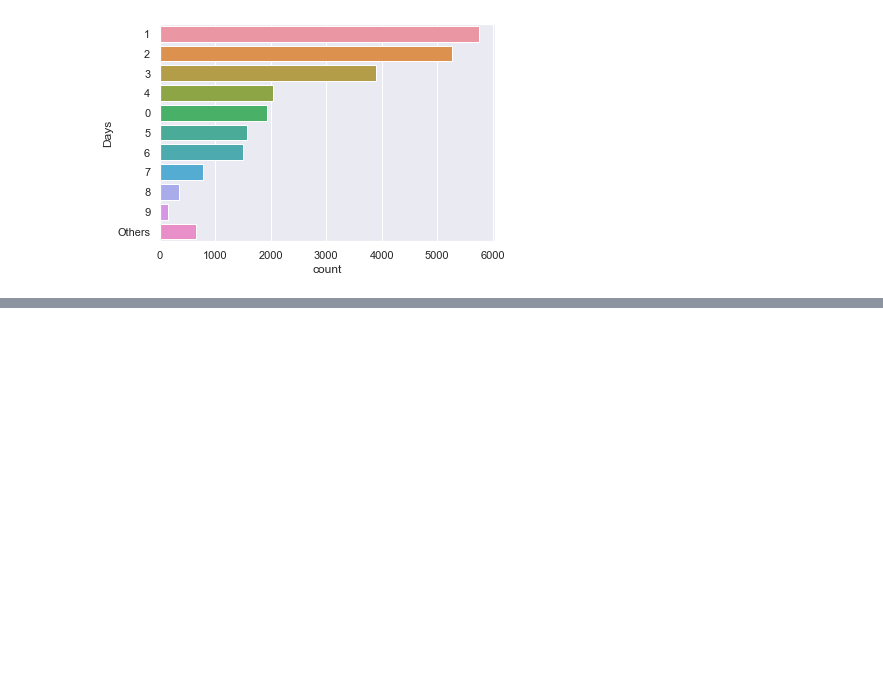
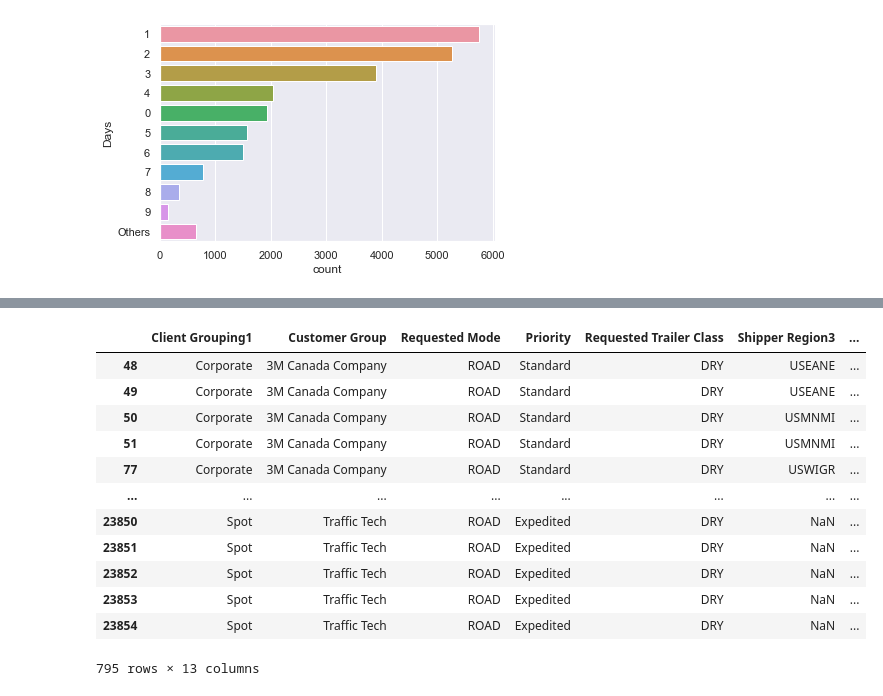
Before and after one commit to tranndt/ml-usra2021-NexusDataChallengeBison, a Jupyter notebook: [05-2021] Nexus Data Challenge/Jason's Notebook.ipynb, the cells around one changed output, grey strips where cells are left out. Cells and saved outputs as stored; diff of their text form; code cells hidden in the pictures; blank space fills up the shorter version.

```diff
--- a/[05-2021] Nexus Data Challenge/Jason's Notebook.ipynb
+++ b/[05-2021] Nexus Data Challenge/Jason's Notebook.ipynb
@@ -84,0 +124,8 @@ bar_plot(df,"Days",10)
+# %%
+REGIONS = ['PQ2MON','PQ2N','PQ2OTT','PQ2QUE','PQ2S','PQ2C']
+df = DF.copy()
+for i in range(len(df)):
+    df.loc[i,"PQ"] = (df.loc[i,"Shipper Region3"] in REGIONS) or (df.loc[i,"Consignee Region3"] in REGIONS)
+
+df = df[df["PQ"]==True].drop(columns=["PQ","Customer Group","Requested Mode","Order #","Avg. Weekly Frequency","Lane ID - City to City","Client Grouping1"])
+df
@@ -84,0 +146,23 @@ bar_plot(df,"Days",10)
+# %%
+REGIONS = ['PQ2MON','PQ2N','PQ2OTT','PQ2QUE','PQ2S','PQ2C']
+df = DF.copy()
+for i in range(len(df)):
+    df.loc[i,"PQ"] = (df.loc[i,"Shipper Region3"] in REGIONS) or (df.loc[i,"Consignee Region3"] in REGIONS)
+
+df = df[df["PQ"]==False]
+# %%
+df
+# %% [output]
+|  | Client Grouping1 | Customer Group | Requested Mode | Priority | Requested Trailer Class | Shipper Region3 | ... |
+| 48 | Corporate | 3M Canada Company | ROAD | Standard | DRY | USEANE | ... |
+| 49 | Corporate | 3M Canada Company | ROAD | Standard | DRY | USEANE | ... |
+| 50 | Corporate | 3M Canada Company | ROAD | Standard | DRY | USMNMI | ... |
+| 51 | Corporate | 3M Canada Company | ROAD | Standard | DRY | USMNMI | ... |
+| 77 | Corporate | 3M Canada Company | ROAD | Standard | DRY | USWIGR | ... |
+| ... | ... | ... | ... | ... | ... | ... | ... |
+| 23850 | Spot | Traffic Tech | ROAD | Expedited | DRY | NaN | ... |
+| 23851 | Spot | Traffic Tech | ROAD | Expedited | DRY | NaN | ... |
+| 23852 | Spot | Traffic Tech | ROAD | Expedited | DRY | NaN | ... |
+| 23853 | Spot | Traffic Tech | ROAD | Expedited | DRY | NaN | ... |
+| 23854 | Spot | Traffic Tech | ROAD | Expedited | DRY | NaN | ... |
+795 rows × 13 columns
```
Also changed, not shown: parts of 7 cells of this notebook.
